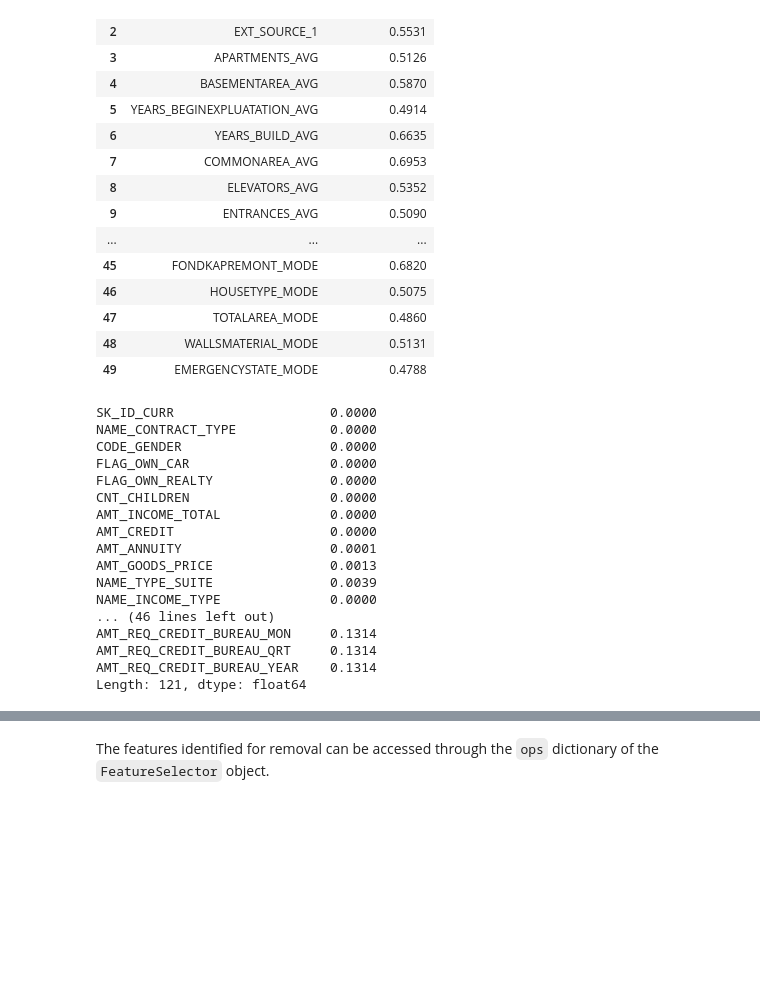
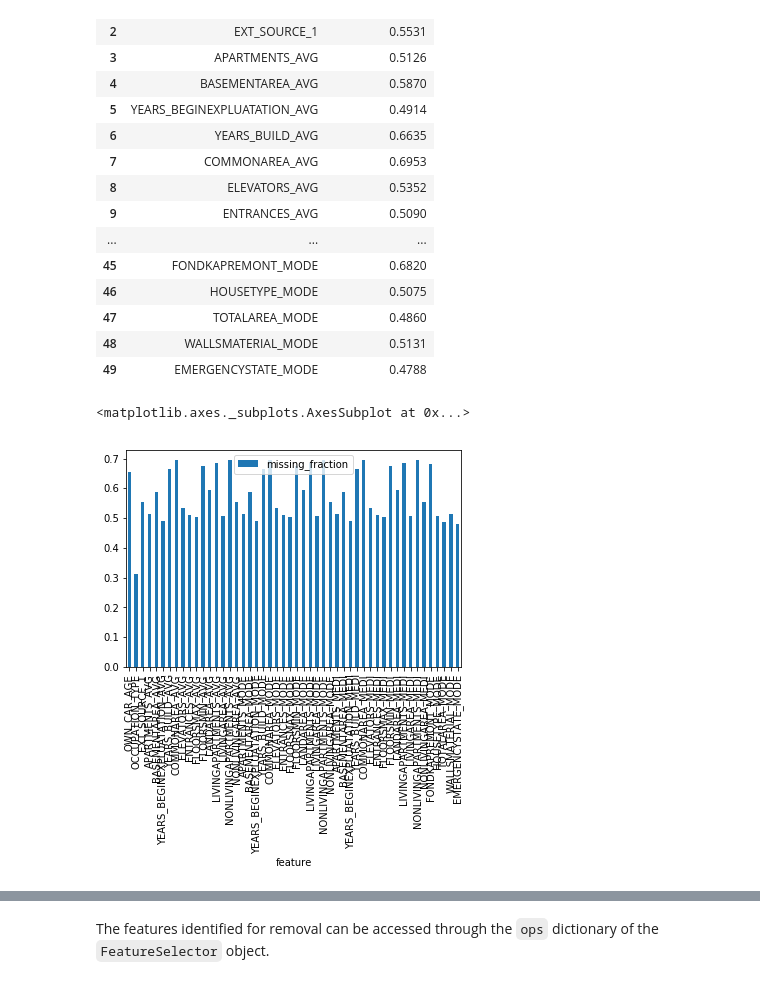
Before and after one commit to Wanlicheng/wanli_practice, a Jupyter notebook: Feature Selector Usage.ipynb, the cells around one changed output, grey strips where cells are left out. Drawn from its saved outputs; the diff is of its cells as text; code cells hidden in the pictures; blank space fills up the shorter version.

```diff
--- a/Feature Selector Usage.ipynb
+++ b/Feature Selector Usage.ipynb
@@ -116,23 +160,8 @@ fs.record_missing
 | 47 | TOTALAREA_MODE | 0.4860 |
 | 48 | WALLSMATERIAL_MODE | 0.5131 |
 | 49 | EMERGENCYSTATE_MODE | 0.4788 |
-# %%
-fs.data.isnull().sum()/fs.data.shape[0]
-# %% [output]
-SK_ID_CURR                    0.0000
-NAME_CONTRACT_TYPE            0.0000
-CODE_GENDER                   0.0000
-FLAG_OWN_CAR                  0.0000
-FLAG_OWN_REALTY               0.0000
-CNT_CHILDREN                  0.0000
-AMT_INCOME_TOTAL              0.0000
-AMT_CREDIT                    0.0000
-AMT_ANNUITY                   0.0001
-AMT_GOODS_PRICE               0.0013
-NAME_TYPE_SUITE               0.0039
-NAME_INCOME_TYPE              0.0000
-... (46 lines left out)
-AMT_REQ_CREDIT_BUREAU_MON     0.1314
-AMT_REQ_CREDIT_BUREAU_QRT     0.1314
-AMT_REQ_CREDIT_BUREAU_YEAR    0.1314
-Length: 121, dtype: float64
+# %%
+fs.record_missing.plot(kind='bar',x='feature')
+# %% [output]
+<matplotlib.axes._subplots.AxesSubplot at 0x...>
+[figure, added]
```
Also changed, not shown: parts of 13 cells of this notebook.
